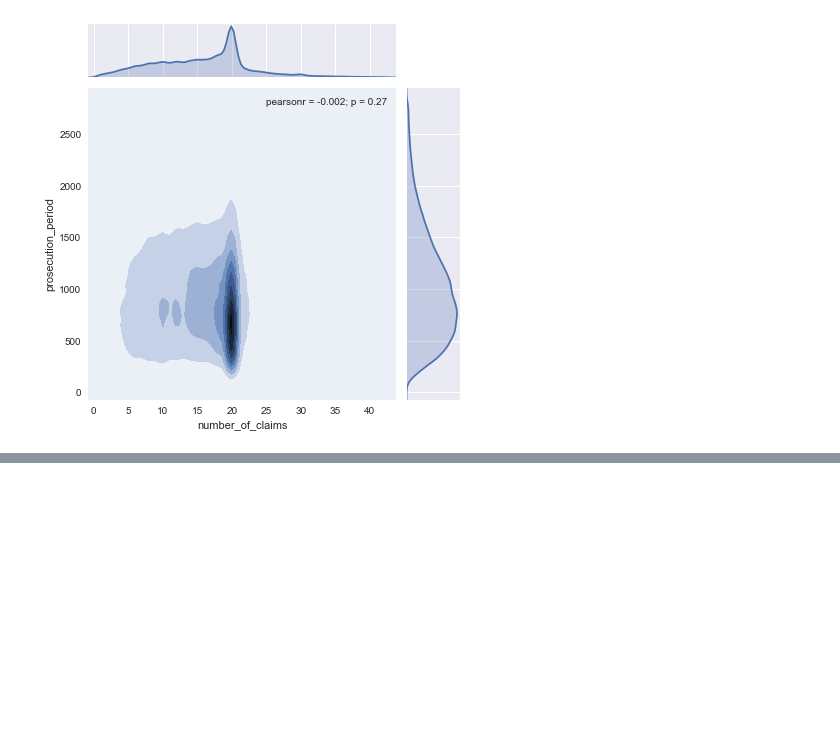
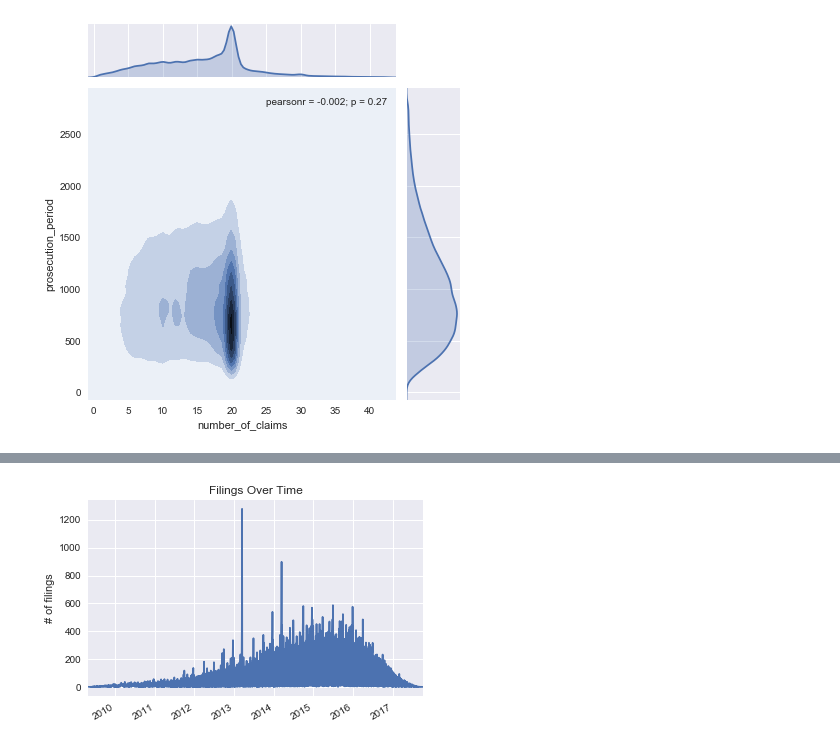
Before and after one commit to jayclare/2017_patent_grants_analytics, a Jupyter notebook: jupyter_notebooks/data_storytelling.ipynb, the cells around one changed output, grey strips where cells are left out. Drawn from its saved outputs; the diff is of its cells as text; code cells hidden in the pictures; blank space fills up the shorter version.

```diff
--- a/jupyter_notebooks/data_storytelling.ipynb
+++ b/jupyter_notebooks/data_storytelling.ipynb
@@ -211,0 +260,8 @@ plt.show()
+# %%
+filing_ts_df.filings.plot()
+plt.title("Filings Over Time")
+plt.ylabel("# of filings")
+
+plt.show()
+# %% [output]
+[figure, added]
```
Also changed, not shown: parts of 14 cells of this notebook.
